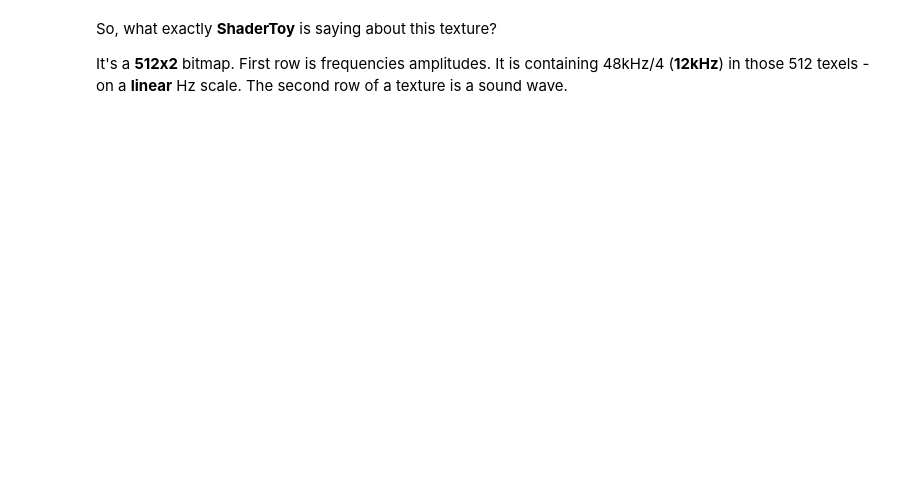
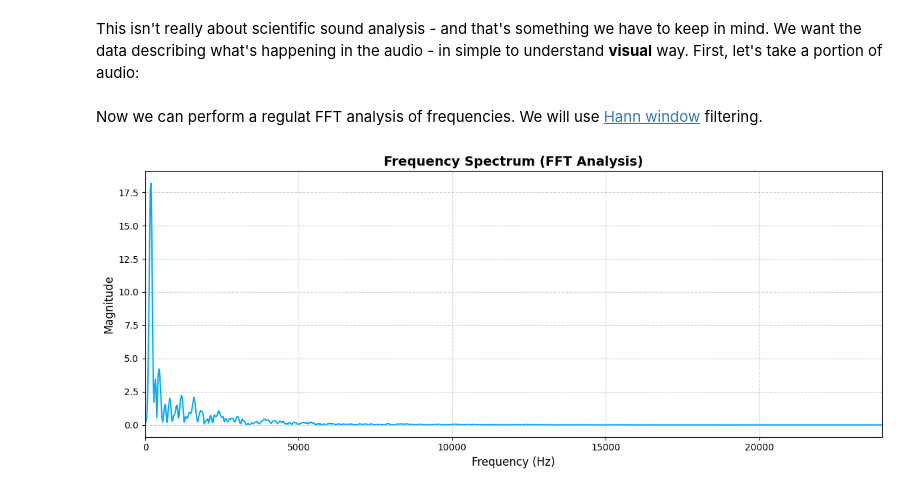
Before and after one commit to utak3r/PyShaderPlayground, a Jupyter notebook: experiments/sound_analysis.ipynb, the cells around one changed output. Drawn from its saved outputs; the diff is of its cells as text; code cells hidden in the pictures; blank space fills up the shorter version.

Commit message:
sound_analysis Jupyter notebook doc updated (together with rendered to Markdown doc).

```diff
--- a/experiments/sound_analysis.ipynb
+++ b/experiments/sound_analysis.ipynb
@@ -112,5 +1,45 @@ Nest step is the implementation. The big thing is ShaderToy has its own, very sp
-# %% [markdown]
-So, what exactly **ShaderToy** is saying about this texture?
-
-It's a **512x2** bitmap. First row is frequencies amplitudes. It is containing 48kHz/4 (**12kHz**) in those 512 texels - on a **linear** Hz scale.
-The second row of a texture is a sound wave.
+# %% [markdown]
+This isn't really about scientific sound analysis - and that's something we have to keep in mind.
+We want the data describing what's happening in the audio - in simple to understand **visual** way.
+First, let's take a portion of audio:
+# %%
+import numpy as np
+import librosa
+
+def get_audio_part(audio, time_start=0.0, sample_rate=44100, num_samples=512):
+    sample_start = int(time_start * sample_rate)
+    sample_end = sample_start + num_samples
+
+    # Handle padding if we reach the end of the audio
+    if sample_end > len(audio):
+        audio_part = audio[sample_start:]
+        audio_part = np.pad(audio_part, (0, num_samples - len(audio_part)), 'constant')
+    else:
+        audio_part = audio[sample_start:sample_end]
+
+    return audio_part
+
+audio_, sample_rate_ = librosa.load("test_sound_01.mp3", mono=True, sr=None)
+position = 0.0 # position in the audio file
+signal = get_audio_part(audio_, position, sample_rate_, 2048)
+# %% [markdown]
+Now we can perform a regulat FFT analysis of frequencies. We will use [Hann window](https://numpy.org/doc/2.3/reference/generated/numpy.hanning.html) filtering.
+# %%
+window = np.hanning(len(signal))
+windowed_signal = signal * window
+freqresp = np.fft.rfft(windowed_signal)
+# %%
+freqs = np.fft.rfftfreq(len(signal), 1/sample_rate_)
+
+plt.figure(figsize=(12, 5))
+plt.plot(freqs, np.abs(freqresp), color='#00aaff', linewidth=1.5)
+plt.title("Frequency Spectrum (FFT Analysis)", fontsize=14, fontweight='bold')
+plt.xlabel("Frequency (Hz)", fontsize=12)
+plt.ylabel("Magnitude", fontsize=12)
+plt.grid(True, linestyle='--', alpha=0.6)
+
+plt.xlim(0, sample_rate_ / 2)
+plt.tight_layout()
+plt.show()
+# %% [output]
+[figure, added]
```
Also changed, not shown: parts of 26 cells of this notebook, 5 other files.
